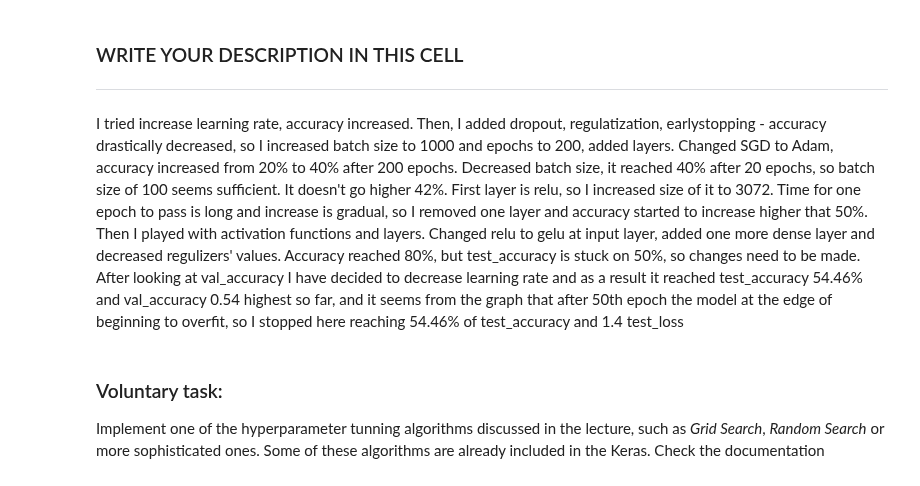
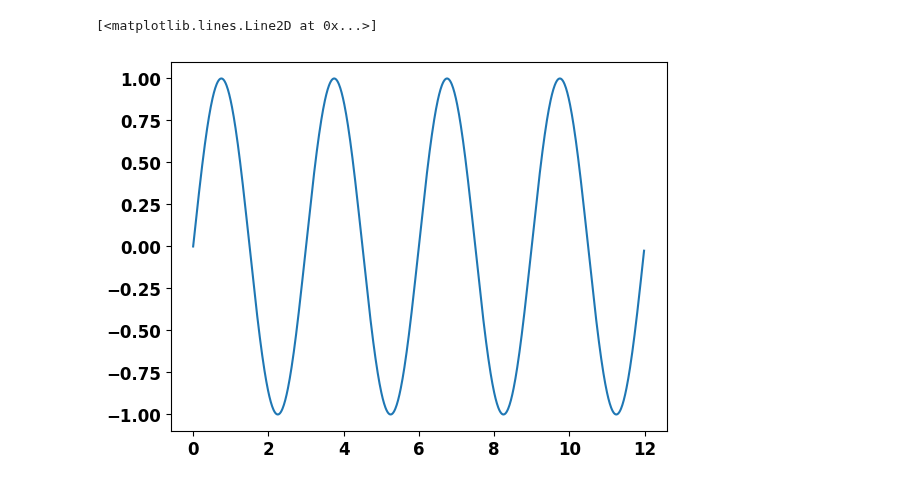
Before and after one commit to KassenBoyaubay/MPA-MLF-Exercises, a Jupyter notebook: Lab_07/Ex_07.ipynb, the cells around one changed output. Drawn from its saved outputs; the diff is of its cells as text; code cells hidden in the pictures.

```diff
--- a/Lab_07/Ex_07.ipynb
+++ b/Lab_07/Ex_07.ipynb
@@ -324,9 +18,11 @@ Test accuracy: 54.46000099182129 %
-# %% [markdown]
-### WRITE YOUR DESCRIPTION IN THIS CELL ###
-
----
-
-I tried increase learning rate, accuracy increased. Then, I added dropout, regulatization, earlystopping - accuracy drastically decreased, so I increased batch size to 1000 and epochs to 200, added layers. Changed SGD to Adam, accuracy increased from 20% to 40% after 200 epochs. Decreased batch size, it reached 40% after 20 epochs, so batch size of 100 seems sufficient. It doesn't go higher 42%. First layer is relu, so I increased size of it to 3072. Time for one epoch to pass is long and increase is gradual, so I removed one layer and accuracy started to increase higher that 50%. Then I played with activation functions and layers. Changed relu to gelu at input layer, added one more dense layer and decreased regulizers' values. Accuracy reached 80%, but test_accuracy is stuck on 50%, so changes need to be made. After looking at val_accuracy I have decided to decrease learning rate and as a result it reached test_accuracy 54.46% and val_accuracy 0.54 highest so far, and it seems from the graph that after 50th epoch the model at the edge of beginning  to overfit, so I stopped here reaching 54.46% of test_accuracy and 1.4 test_loss
-# %% [markdown]
-### Voluntary task:
-Implement one of the hyperparameter tunning algorithms discussed in the lecture, such as *Grid Search*, *Random Search* or more sophisticated ones. Some of these algorithms are already included in the Keras. Check the documentation
+# %%
+Npoints = 1000
+Period = 3
+Time = 12
+step = Time/Npoints
+x = np.arange(0,Time,step)
+y = np.sin(x*2*np.pi/Period)
+plt.plot(x,y)
+# %% [output]
+[<matplotlib.lines.Line2D at 0x...>]
+[figure, added]
```
Also changed, not shown: parts of 49 cells of this notebook.
